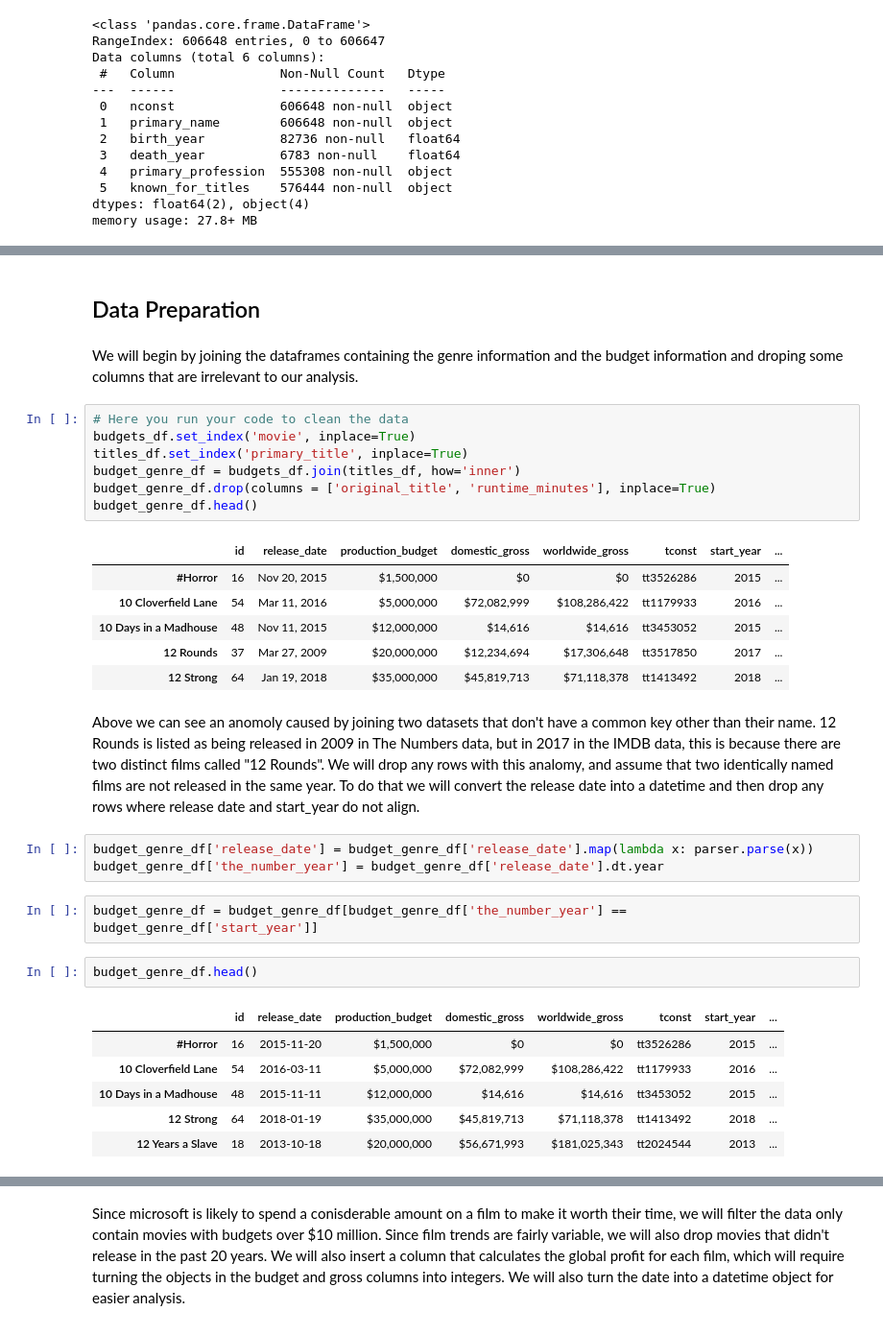
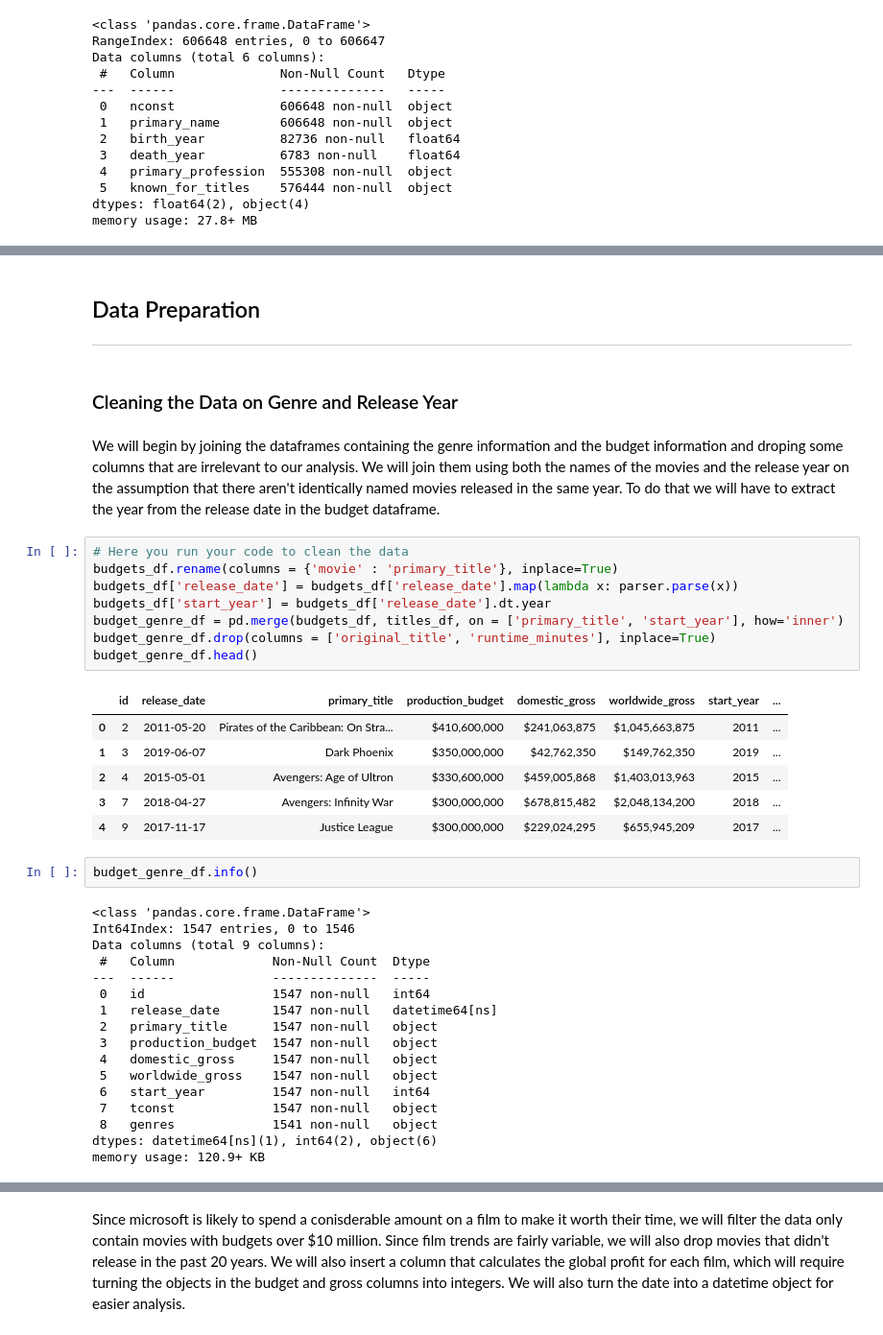
Before and after one commit to nonlocal-lia/microsoft-movie-analysis, a Jupyter notebook: dsc-phase1-project-template.ipynb, the cells around one changed output, grey strips where cells are left out. Shown at 96% size. Saved outputs shown, nothing was run; the diff lists cells and outputs as text.

Commit message:
Finished Analysis, Began Work on Functions

```diff
--- a/dsc-phase1-project-template.ipynb
+++ b/dsc-phase1-project-template.ipynb
@@ -184,35 +216,42 @@ memory usage: 27.8+ MB
 # %% [markdown]
 ## Data Preparation
+***
+# %% [markdown]
+### Cleaning the Data on Genre and Release Year
 # %% [markdown]
-We will begin by joining the dataframes containing the genre information and the budget information and droping some columns that are irrelevant to our analysis.
+We will begin by joining the dataframes containing the genre information and the budget information and droping some columns that are irrelevant to our analysis. We will join them using both the names of the movies and the release year on the assumption that there aren't identically named movies released in the same year. To do that we will have to extract the year from the release date in the budget dataframe.
 # %%
 # Here you run your code to clean the data
-budgets_df.set_index('movie', inplace=True)
-titles_df.set_index('primary_title', inplace=True)
-budget_genre_df = budgets_df.join(titles_df, how='inner')
+budgets_df.rename(columns = {'movie' : 'primary_title'}, inplace=True)
+budgets_df['release_date'] = budgets_df['release_date'].map(lambda x: parser.parse(x))
+budgets_df['start_year'] = budgets_df['release_date'].dt.year
+budget_genre_df = pd.merge(budgets_df, titles_df, on = ['primary_title', 'start_year'], how='inner')
 budget_genre_df.drop(columns = ['original_title', 'runtime_minutes'], inplace=True)
 budget_genre_df.head()
 # %% [output]
-|  | id | release_date | production_budget | domestic_gross | worldwide_gross | tconst | start_year | ... |
-| #Horror | 16 | Nov 20, 2015 | $1,500,000 | $0 | $0 | tt3526286 | 2015 | ... |
-| 10 Cloverfield Lane | 54 | Mar 11, 2016 | $5,000,000 | $72,082,999 | $108,286,422 | tt1179933 | 2016 | ... |
-| 10 Days in a Madhouse | 48 | Nov 11, 2015 | $12,000,000 | $14,616 | $14,616 | tt3453052 | 2015 | ... |
-| 12 Rounds | 37 | Mar 27, 2009 | $20,000,000 | $12,234,694 | $17,306,648 | tt3517850 | 2017 | ... |
-| 12 Strong | 64 | Jan 19, 2018 | $35,000,000 | $45,819,713 | $71,118,378 | tt1413492 | 2018 | ... |
+|  | id | release_date | primary_title | production_budget | domestic_gross | worldwide_gross | start_year | ... |
+| 0 | 2 | 2011-05-20 | Pirates of the Caribbean: On Stra... | $410,600,000 | $241,063,875 | $1,045,663,875 | 2011 | ... |
+| 1 | 3 | 2019-06-07 | Dark Phoenix | $350,000,000 | $42,762,350 | $149,762,350 | 2019 | ... |
+| 2 | 4 | 2015-05-01 | Avengers: Age of Ultron | $330,600,000 | $459,005,868 | $1,403,013,963 | 2015 | ... |
+| 3 | 7 | 2018-04-27 | Avengers: Infinity War | $300,000,000 | $678,815,482 | $2,048,134,200 | 2018 | ... |
+| 4 | 9 | 2017-11-17 | Justice League | $300,000,000 | $229,024,295 | $655,945,209 | 2017 | ... |
-# %% [markdown]
-Above we can see an anomoly caused by joining two datasets that don't have a common key other than their name. 12 Rounds is listed as being released in 2009 in The Numbers data, but in 2017 in the IMDB data, this is because there are two distinct films called "12 Rounds". We will drop any rows with this analomy, and assume that two identically named films are not released in the same year. To do that we will convert the release date into a datetime and then drop any rows where release date and start_year do not align.
-# %%
-budget_genre_df['release_date'] = budget_genre_df['release_date'].map(lambda x: parser.parse(x))
-budget_genre_df['the_number_year'] = budget_genre_df['release_date'].dt.year
-# %%
-budget_genre_df = budget_genre_df[budget_genre_df['the_number_year'] == budget_genre_df['start_year']]
 # %%
-budget_genre_df.head()
+budget_genre_df.info()
 # %% [output]
-|  | id | release_date | production_budget | domestic_gross | worldwide_gross | tconst | start_year | ... |
-| #Horror | 16 | 2015-11-20 | $1,500,000 | $0 | $0 | tt3526286 | 2015 | ... |
-| 10 Cloverfield Lane | 54 | 2016-03-11 | $5,000,000 | $72,082,999 | $108,286,422 | tt1179933 | 2016 | ... |
-| 10 Days in a Madhouse | 48 | 2015-11-11 | $12,000,000 | $14,616 | $14,616 | tt3453052 | 2015 | ... |
-| 12 Strong | 64 | 2018-01-19 | $35,000,000 | $45,819,713 | $71,118,378 | tt1413492 | 2018 | ... |
-| 12 Years a Slave | 18 | 2013-10-18 | $20,000,000 | $56,671,993 | $181,025,343 | tt2024544 | 2013 | ... |
+<class 'pandas.core.frame.DataFrame'>
+Int64Index: 1547 entries, 0 to 1546
+Data columns (total 9 columns):
+ #   Column             Non-Null Count  Dtype
+---  ------             --------------  -----
+ 0   id                 1547 non-null   int64
+ 1   release_date       1547 non-null   datetime64[ns]
+ 2   primary_title      1547 non-null   object
+ 3   production_budget  1547 non-null   object
+ 4   domestic_gross     1547 non-null   object
+ 5   worldwide_gross    1547 non-null   object
+ 6   start_year         1547 non-null   int64
+ 7   tconst             1547 non-null   object
+ 8   genres             1541 non-null   object
+dtypes: datetime64[ns](1), int64(2), object(6)
+memory usage: 120.9+ KB
 # %% [markdown]
```
Also changed, not shown: parts of 48 cells of this notebook.
